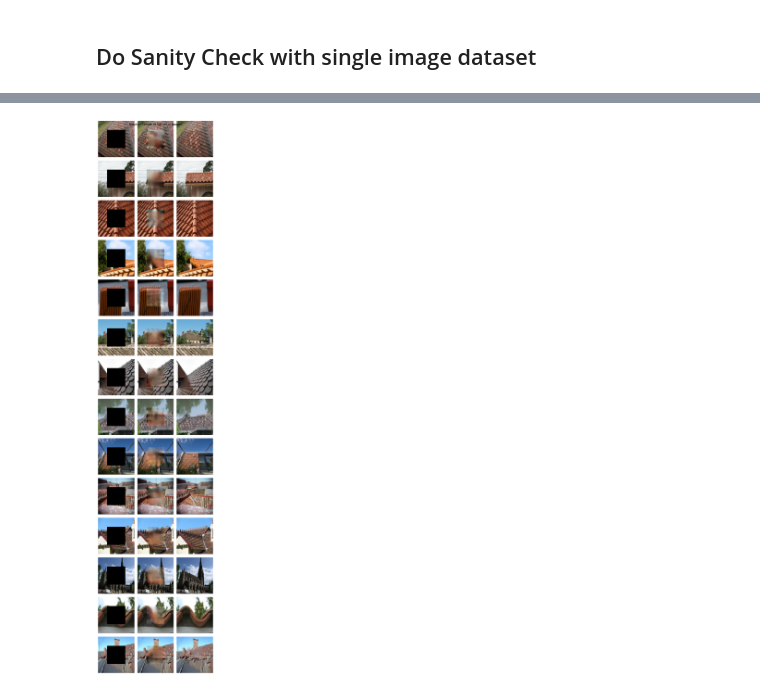
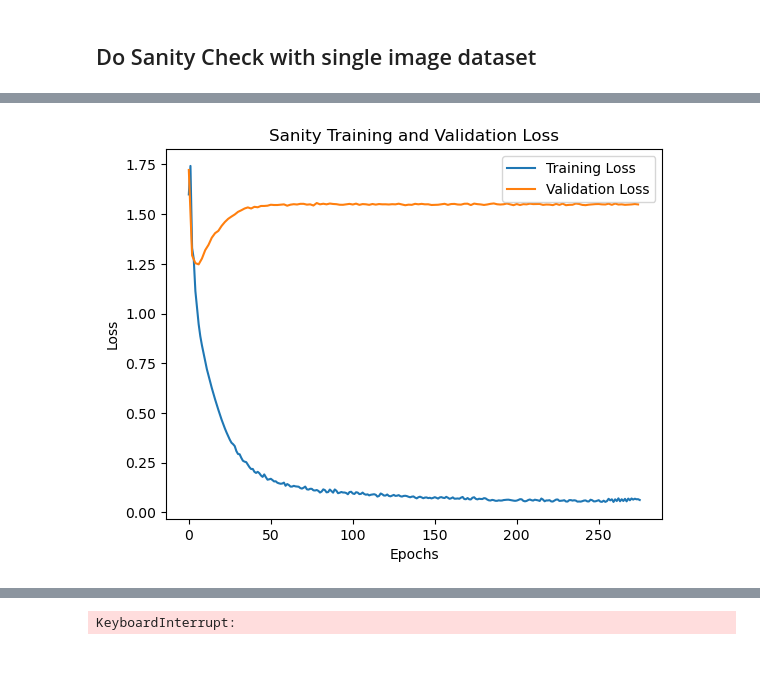
Before and after one commit to shahanneda/ImageInpainting, a Jupyter notebook: final_project.ipynb, the cells around one changed output, grey strips where cells are left out. Cells and saved outputs as stored; diff of their text form; code cells hidden in the pictures; blank space fills up the shorter version.

```diff
--- a/final_project.ipynb
+++ b/final_project.ipynb
@@ -635,0 +684,37 @@ display_loss_history_graph(proc_train_loss_history, proc_val_loss_history, title
+# %%
+# Compute a loss based on the difference in edges of the images
+def edge_diff_loss(img1, img2):
+	grad_x_img_1, grad_y_img_1 = sobel_filter(img1)
+	grad_x_img_2, grad_y_img_2 = sobel_filter(img2)
+
+	grad_diff_x = torch.abs(grad_x_img_1 - grad_x_img_2)
+	grad_diff_y = torch.abs(grad_y_img_1 - grad_y_img_2)
+
+	loss = torch.mean(grad_diff_x + grad_diff_y)
+	return loss
+# %%
+def l2_and_sharpness_loss(output, target):
+    L1_LAMBDA = 1
+    SHARPNESS_LAMBDA = 0.5
+    return L1_LAMBDA*l1_loss(output, target) + SHARPNESS_LAMBDA*edge_diff_loss(output, target)
+
+sharpness_enc = Encoder()
+sharpness_dec = Decoder()
+
+optim = get_optimizer(sharpness_enc, sharpness_dec)
+
+sharpness_train_loss_history = []
+sharpness_val_loss_history = []
+do_training(
+  epochs=5000,
+  train_loss_history=sharpness_train_loss_history,
+  val_loss_history=sharpness_val_loss_history,
+  data_loader=sanity_loader,
+  optim=optim,
+  encoder=sharpness_enc,
+  decoder=sharpness_dec,
+  should_save=True,
+  loss_fn=l2_and_sharpness_loss
+)
+# %% [output]
+[figure, added]
@@ -636,10 +722,10 @@ display_loss_history_graph(proc_train_loss_history, proc_val_loss_history, title
+KeyboardInterrupt:
 # %%
-indexes = [0, 3, 10, 11, 12, 13, 14, 15, 17, 18, 19, 20, 30, 31 ]
+# indexes = [20, 35, 34, 23, 24]
 
 images = []
-for index in indexes:
-	images += [img[index], get_infilled_image(img[index], enc, dec), img_gt[index]]
+for index in range(0, 35):
+# for index in indexes:
+	images += [sample_batch_img[index], get_infilled_image(sample_batch_img[index], enc, dec), sample_batch_img_gt[index]]
 
-display_images(images, images_per_row=3, title="Random Sample Of Validation Images")
+display_images(images, images_per_row=3, title="High SSIM Loss Validation Images")
-# %% [output]
-[figure, removed]
```
Also changed, not shown: parts of 33 cells of this notebook, 3 other files.
